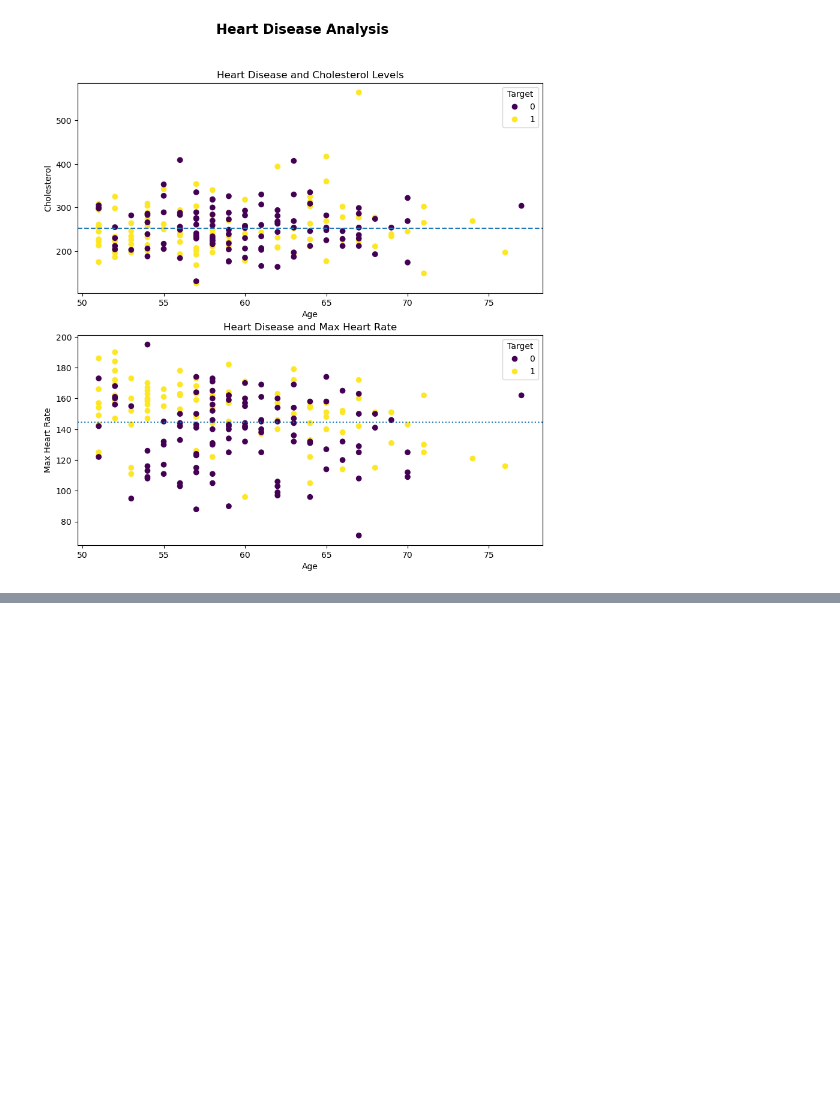
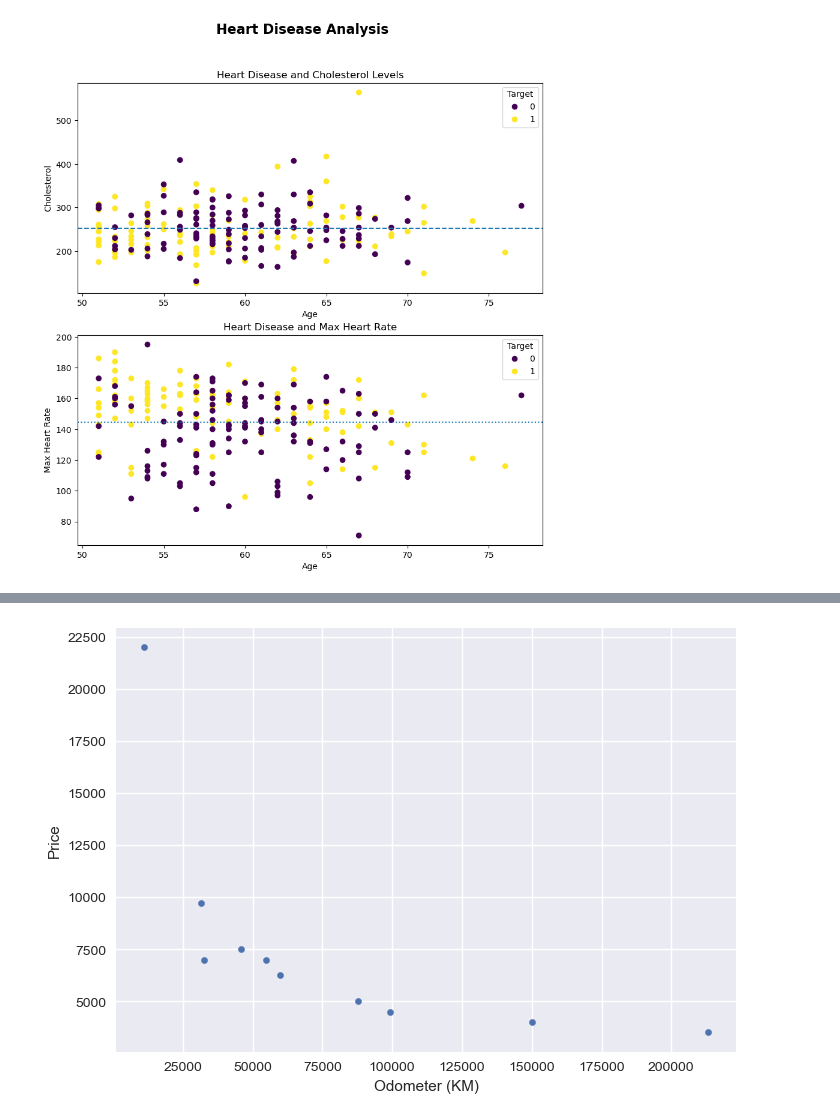
Before and after one commit to rajdip20/code-recall, a Jupyter notebook: Machine Learning/About Matplotlib/Matplotlib.ipynb, the cells around one changed output, grey strips where cells are left out. Saved outputs shown, nothing was run; the diff lists cells and outputs as text; code cells hidden in the pictures; blank space fills up the shorter version.

```diff
--- a/Machine Learning/About Matplotlib/Matplotlib.ipynb
+++ b/Machine Learning/About Matplotlib/Matplotlib.ipynb
@@ -442,0 +491,4 @@ fig.suptitle('Heart Disease Analysis', fontsize=16, fontweight='bold');
+# %%
+car_sales.plot(x='Odometer (KM)', y='Price', kind='scatter');
+# %% [output]
+[figure, added]
```
Also changed, not shown: parts of 23 cells of this notebook.
